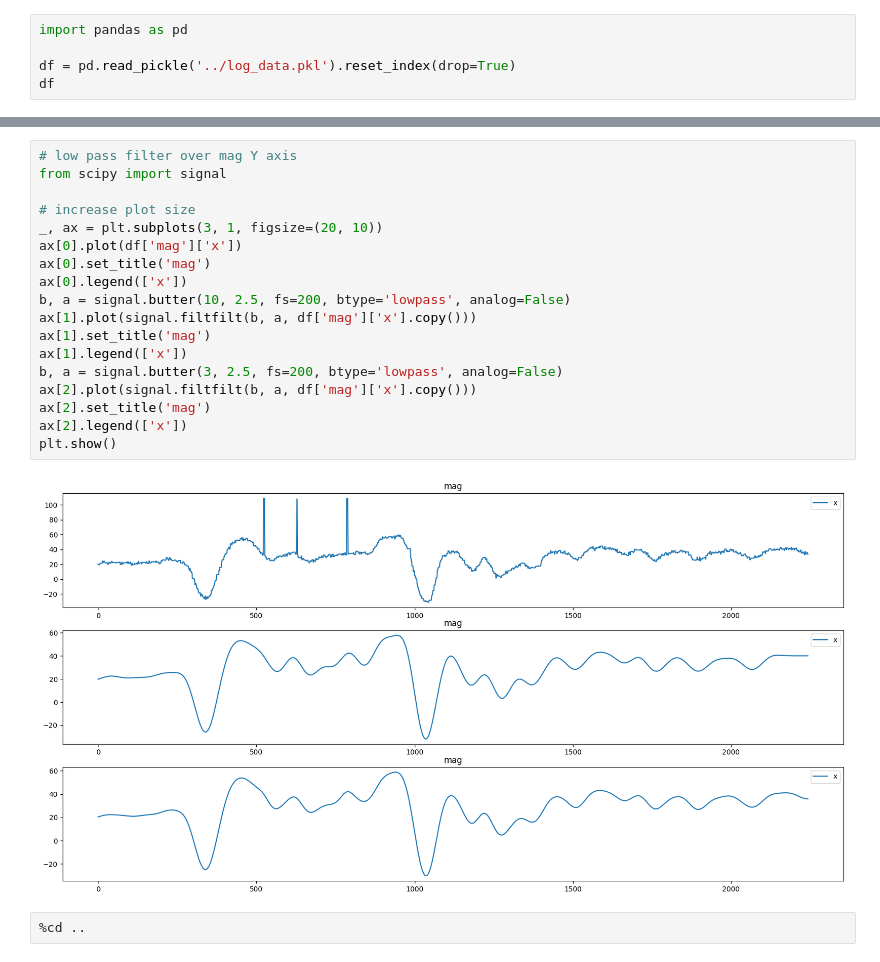
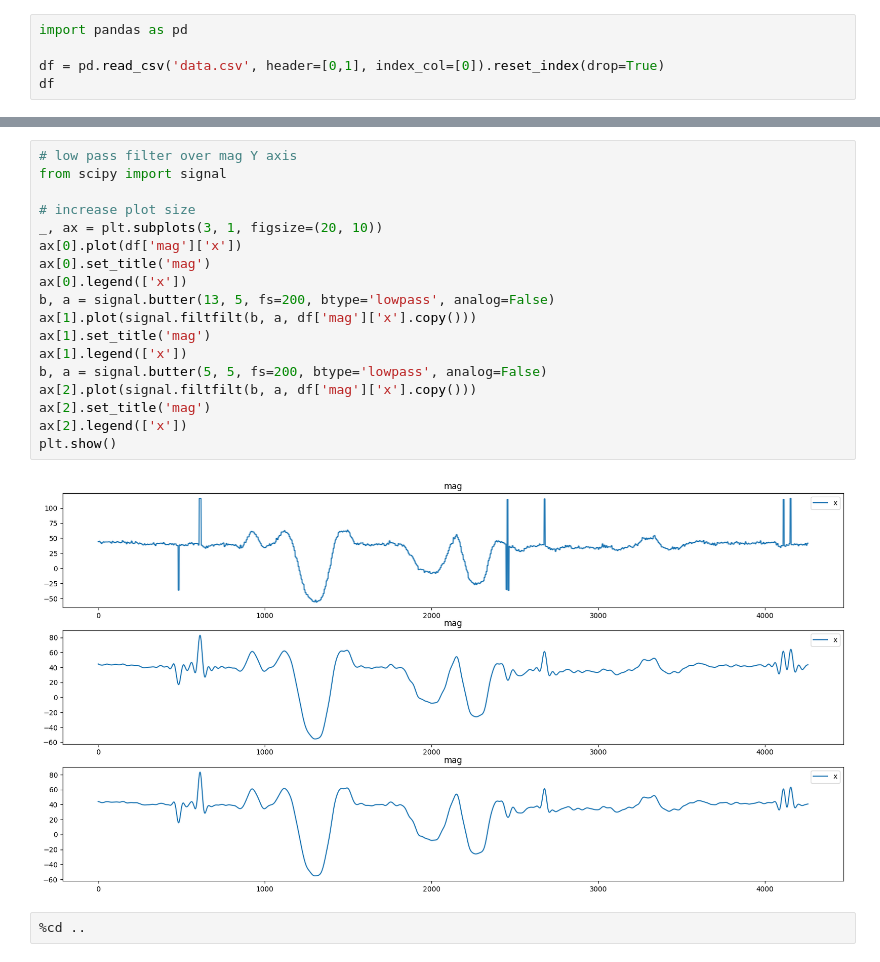
Before and after one commit to aradng/MARG-Dead-reckoning, a Jupyter notebook: debug/insepct_data.ipynb, the cells around one changed output, grey strips where cells are left out. Cells and saved outputs as stored; diff of their text form.

```diff
--- a/debug/insepct_data.ipynb
+++ b/debug/insepct_data.ipynb
@@ -1,6 +1,6 @@
 # %%
 import pandas as pd
 
-df = pd.read_pickle('../log_data.pkl').reset_index(drop=True)
+df = pd.read_csv('data.csv', header=[0,1], index_col=[0]).reset_index(drop=True)
 df
 # %% [output]
@@ -44,23 +45,23 @@ plt.show()
 # %%
 # low pass filter over mag Y axis
 from scipy import signal
 
 # increase plot size
 _, ax = plt.subplots(3, 1, figsize=(20, 10))
 ax[0].plot(df['mag']['x'])
 ax[0].set_title('mag')
 ax[0].legend(['x'])
-b, a = signal.butter(10, 2.5, fs=200, btype='lowpass', analog=False)
+b, a = signal.butter(13, 5, fs=200, btype='lowpass', analog=False)
 ax[1].plot(signal.filtfilt(b, a, df['mag']['x'].copy()))
 ax[1].set_title('mag')
 ax[1].legend(['x'])
-b, a = signal.butter(3, 2.5, fs=200, btype='lowpass', analog=False)
+b, a = signal.butter(5, 5, fs=200, btype='lowpass', analog=False)
 ax[2].plot(signal.filtfilt(b, a, df['mag']['x'].copy()))
 ax[2].set_title('mag')
 ax[2].legend(['x'])
 plt.show()
 # %% [output]
-[figure, old version]
+[figure, new version]
 # %%
 %cd ..
 # %% [output]
```
Also changed, not shown: parts of 4 cells of this notebook, 6 other files.
